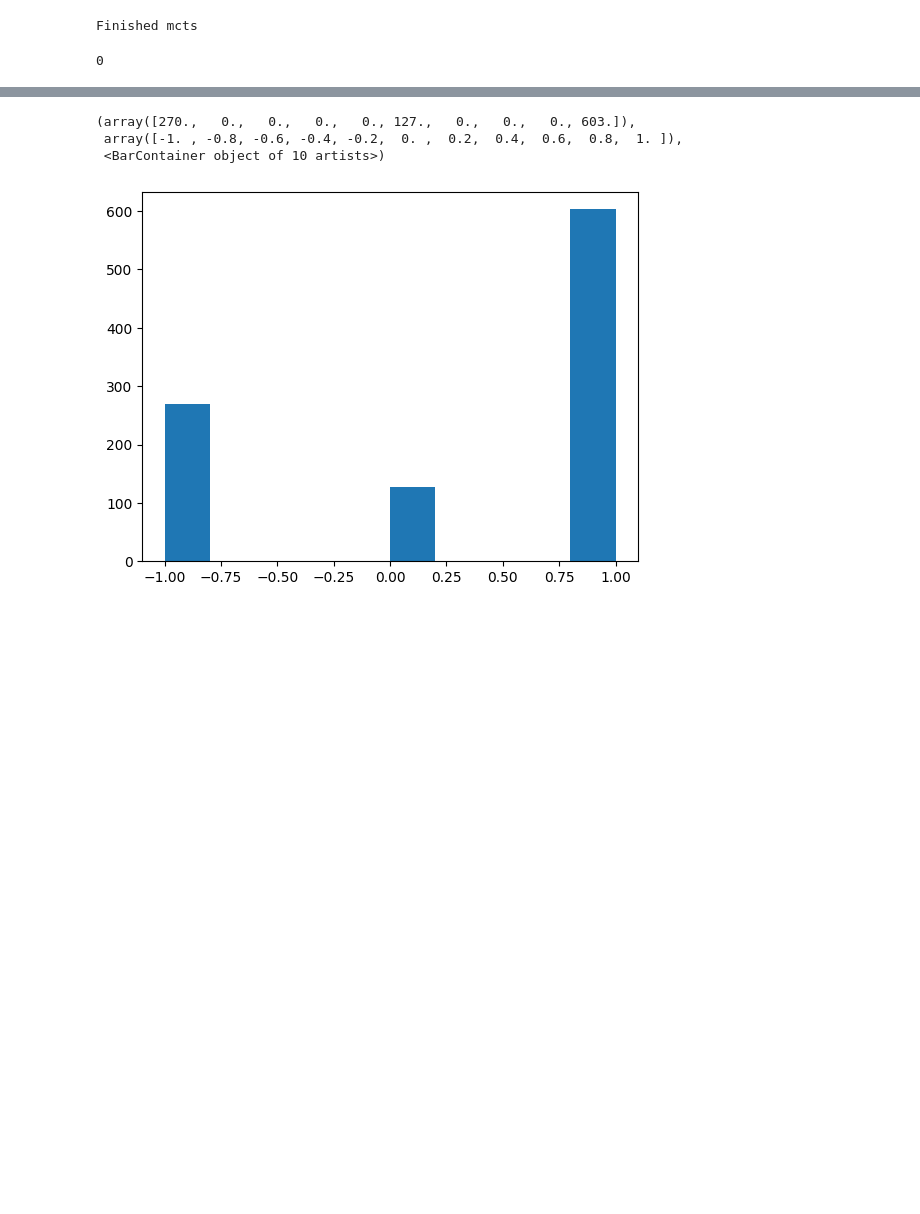
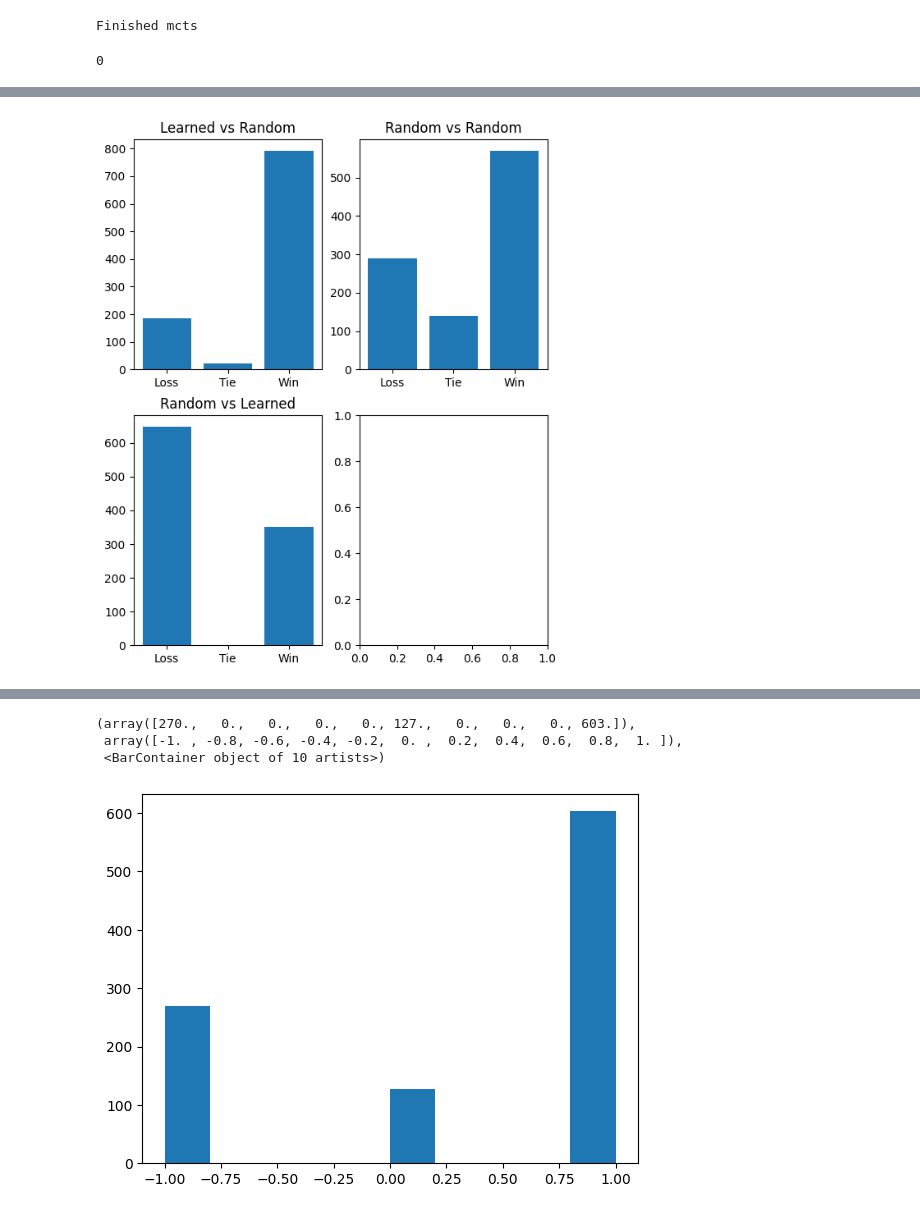
Before and after one commit to amdson/azul_rl, a Jupyter notebook: flax_rl.ipynb, the cells around one changed output, grey strips where cells are left out. Saved outputs shown, nothing was run; the diff lists cells and outputs as text; code cells hidden in the pictures; blank space fills up the shorter version.

```diff
--- a/flax_rl.ipynb
+++ b/flax_rl.ipynb
@@ -439,0 +472,34 @@ plt.hist(match_results, bins=3)
+# %%
+fig, axes = plt.subplots(2, 2, figsize=(6.5,8))
+
+match_results = []
+for i in range(1000):
+    match_results.append(play_match(learned_agent, random_agent))
+counts, bins = np.histogram(match_results, bins=3)
+axes[0, 0].bar([-1, 0, 1], counts, tick_label=['Loss', 'Tie', 'Win'])
+axes[0, 0].set_title("Learned vs Random")
+
+match_results = []
+for i in range(1000):
+    match_results.append(play_match(random_agent, random_agent))
+counts, bins = np.histogram(match_results, bins=3)
+axes[0, 1].bar([-1, 0, 1], counts, tick_label=['Loss', 'Tie', 'Win'])
+axes[0, 1].set_title("Random vs Random")
+
+match_results = []
+for i in range(1000):
+    match_results.append(play_match(random_agent, learned_agent))
+counts, bins = np.histogram(match_results, bins=3)
+axes[1, 0].bar([-1, 0, 1], counts, tick_label=['Loss', 'Tie', 'Win'])
+axes[1, 0].set_title("Random vs Learned")
+
+# match_results = []
+# for i in range(1000):
+#     match_results.append(play_match(learned_agent, learned_agent))
+# counts, bins = np.histogram(match_results, bins=3)
+# axes[1, 1].bar([-1, 0, 1], counts, tick_label=['Loss', 'Tie', 'Win'])
+# axes[1, 1].set_title("Learned vs Learned")
+
+fig.show()
+# %% [output]
+[figure, added]
```
Also changed, not shown: parts of 12 cells of this notebook.
